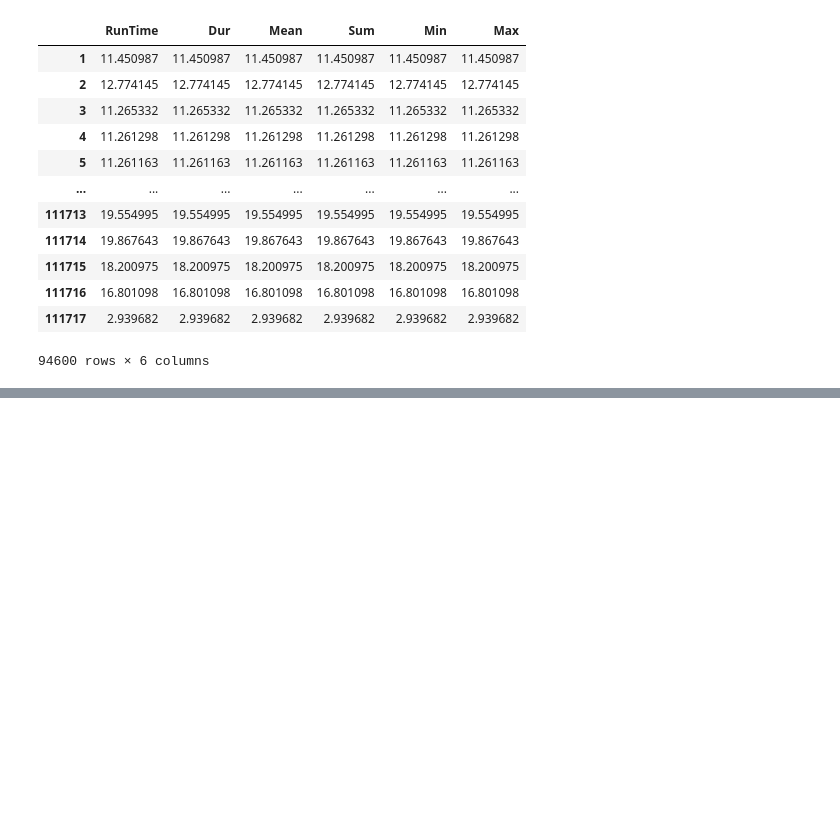
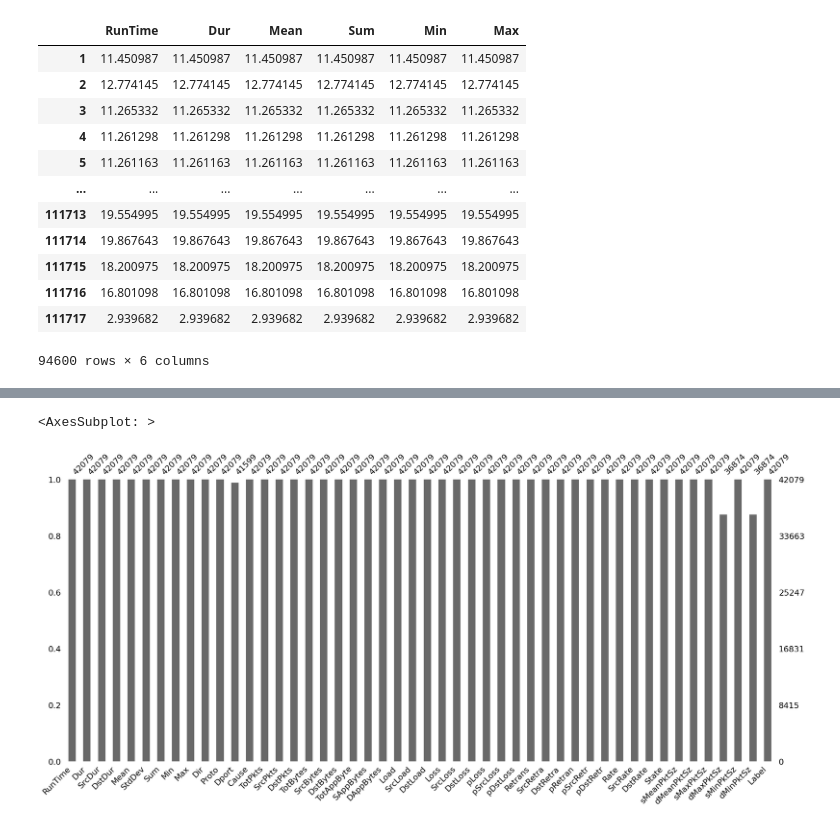
Before and after one commit to soyMA05/Clasiffication_TrafficSDN2, a Jupyter notebook: Fase2/preprocesamiento_limpieza.ipynb, the cells around one changed output, grey strips where cells are left out. Saved outputs shown, nothing was run; the diff lists cells and outputs as text; code cells hidden in the pictures; blank space fills up the shorter version.

```diff
--- a/Fase2/preprocesamiento_limpieza.ipynb
+++ b/Fase2/preprocesamiento_limpieza.ipynb
@@ -308,0 +354,5 @@ df_probe = pd.read_csv('../../araData/probe_1.2.csv', low_memory=False)
+# %%
+msno.bar(df_probe)
+# %% [output]
+<AxesSubplot: >
+[figure, added]
```
Also changed, not shown: parts of 17 cells of this notebook.
